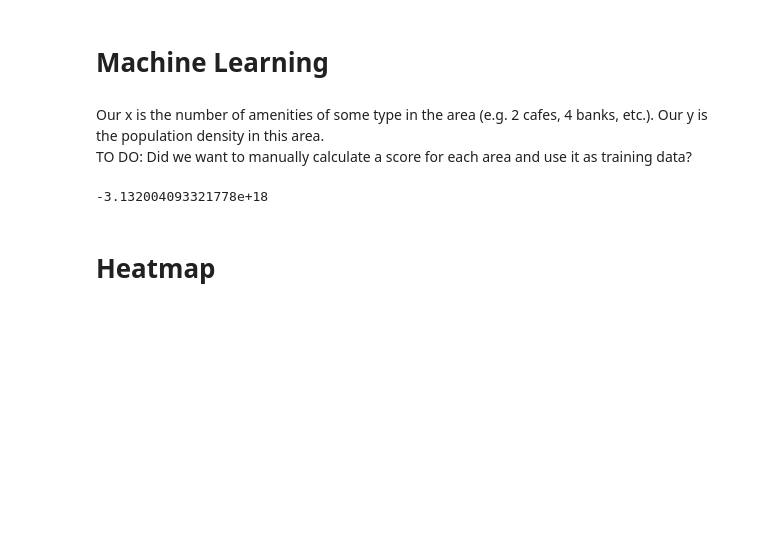
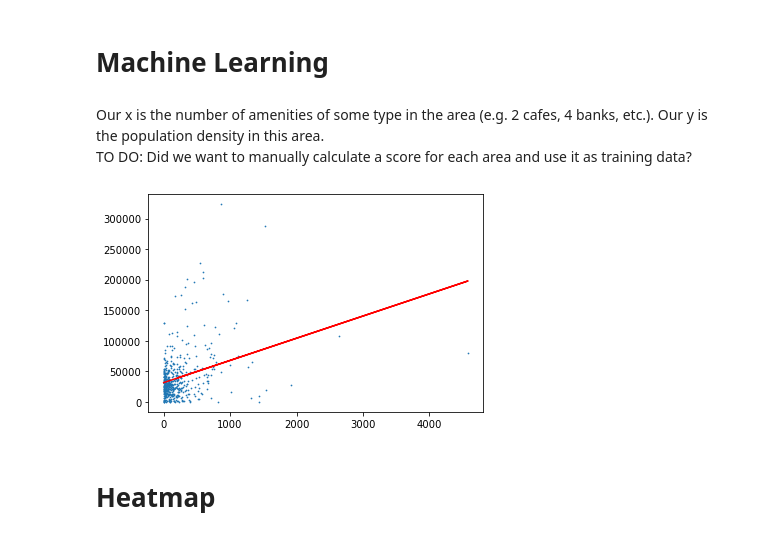
Before and after one commit to Rauf00/population_analysis, a Jupyter notebook: project.ipynb, the cells around one changed output. Drawn from its saved outputs; the diff is of its cells as text; code cells hidden in the pictures; blank space fills up the shorter version.

```diff
--- a/project.ipynb
+++ b/project.ipynb
@@ -60,23 +113,42 @@ TO DO: Did we want to manually calculate a score for each area and use it as tra
 # %%
 from sklearn.linear_model import LinearRegression
 from sklearn.preprocessing import PolynomialFeatures
-from sklearn.decomposition import PCA
-from sklearn.preprocessing import MinMaxScaler, StandardScaler
+from sklearn.preprocessing import StandardScaler
+from sklearn.neighbors import KNeighborsRegressor
+from sklearn.neural_network import MLPRegressor
+import matplotlib.pyplot as plt
 
-X = scaled_df_train.values
-y = vancouver_gdf['population'].values # divide by the area of the multipolygon
+X = scaled_df_train["sum"].values
+y = scaled_df_train['population_density'].values # divide by the area of the multipolygon
 X_train, X_valid, y_train, y_valid = train_test_split(X, y)
-# train model
-model = make_pipeline(
-    PCA(50),
-    PolynomialFeatures(degree=3, include_bias=True),
-    LinearRegression(fit_intercept=False)
-)
-model.fit(X_train, y_train)
-# validate model
-print(model.score(X_valid, y_valid))
+
+X = np.stack([X], axis=1)
+model = LinearRegression(fit_intercept=True)
+model.fit(X, y)
+predicted_population = model.intercept_ + model.coef_[0] * X
+plt.scatter(scaled_df_train["sum"], scaled_df_train['population_density'], s=0.5)
+plt.plot(X, predicted_population, '-r')
+predicted_population = np.moveaxis(predicted_population, 1, 0)
+
+# scaled_df_train['predicted_population_density_difference'] = scaled_df_train["population_density"] - predicted_population[0]
+# scaled_df_train
+
+# plt.plot(X, predicted_population, '-r')
+
+# # train model
+# model = make_pipeline(
+#     StandardScaler(),
+#     PolynomialFeatures(degree=5, include_bias=True),
+#     LinearRegression(fit_intercept=False)
+#     # MLPRegressor(hidden_layer_sizes=(100, 20),
+#     #                  activation='logistic', solver='lbfgs')
+# )
+
+# model.fit(np.stack([X_train], axis=1), np.stack([y_train], axis=1))
+# # validate model
+# print(model.score(np.stack([X_valid], axis=1), np.stack([y_valid], axis=1)))
 # %% [output]
--3.132004093321778e+18
+[figure, added]
 # %% [markdown]
 # Heatmap
 # %% [markdown]
```
Also changed, not shown: parts of 8 cells of this notebook.
